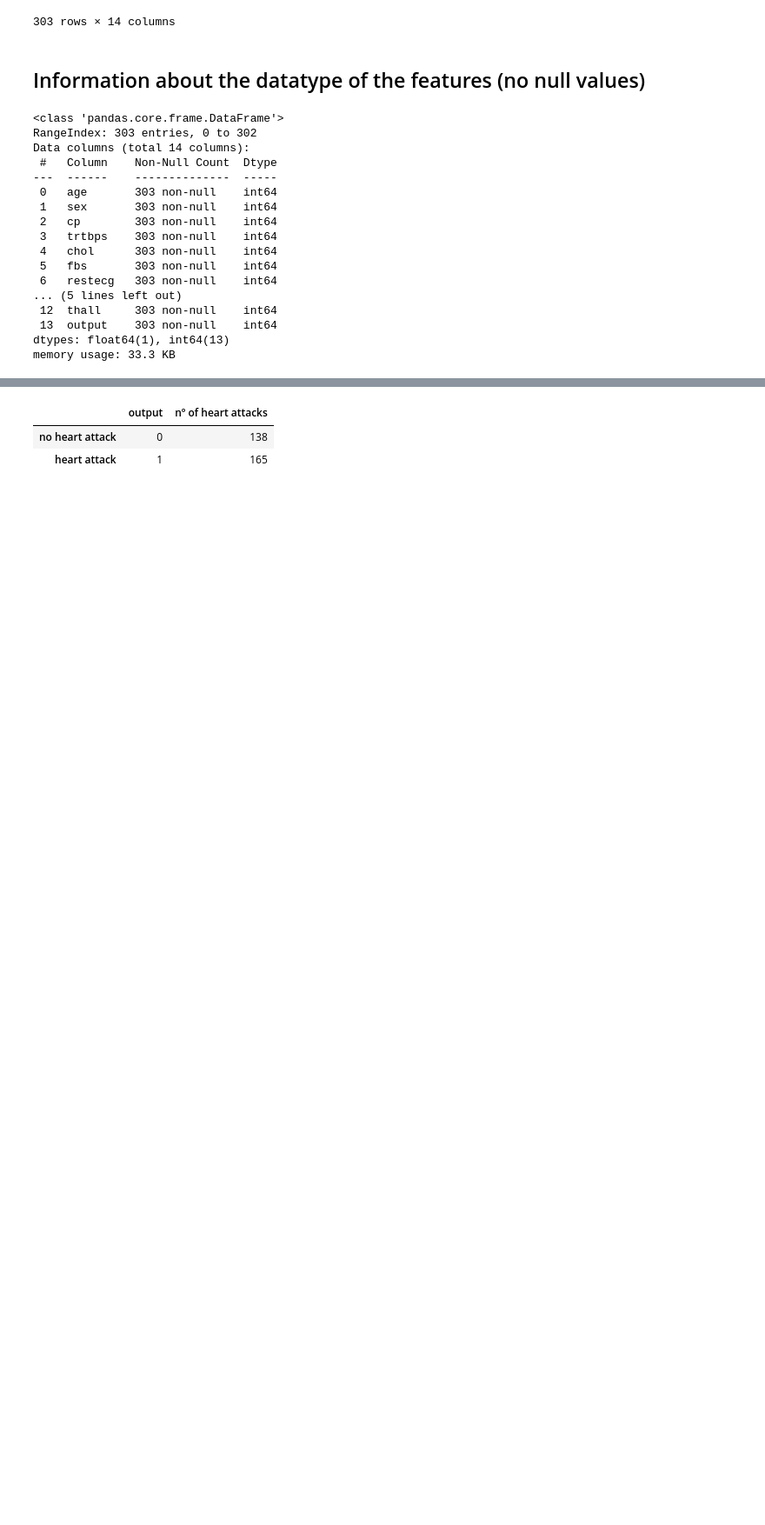
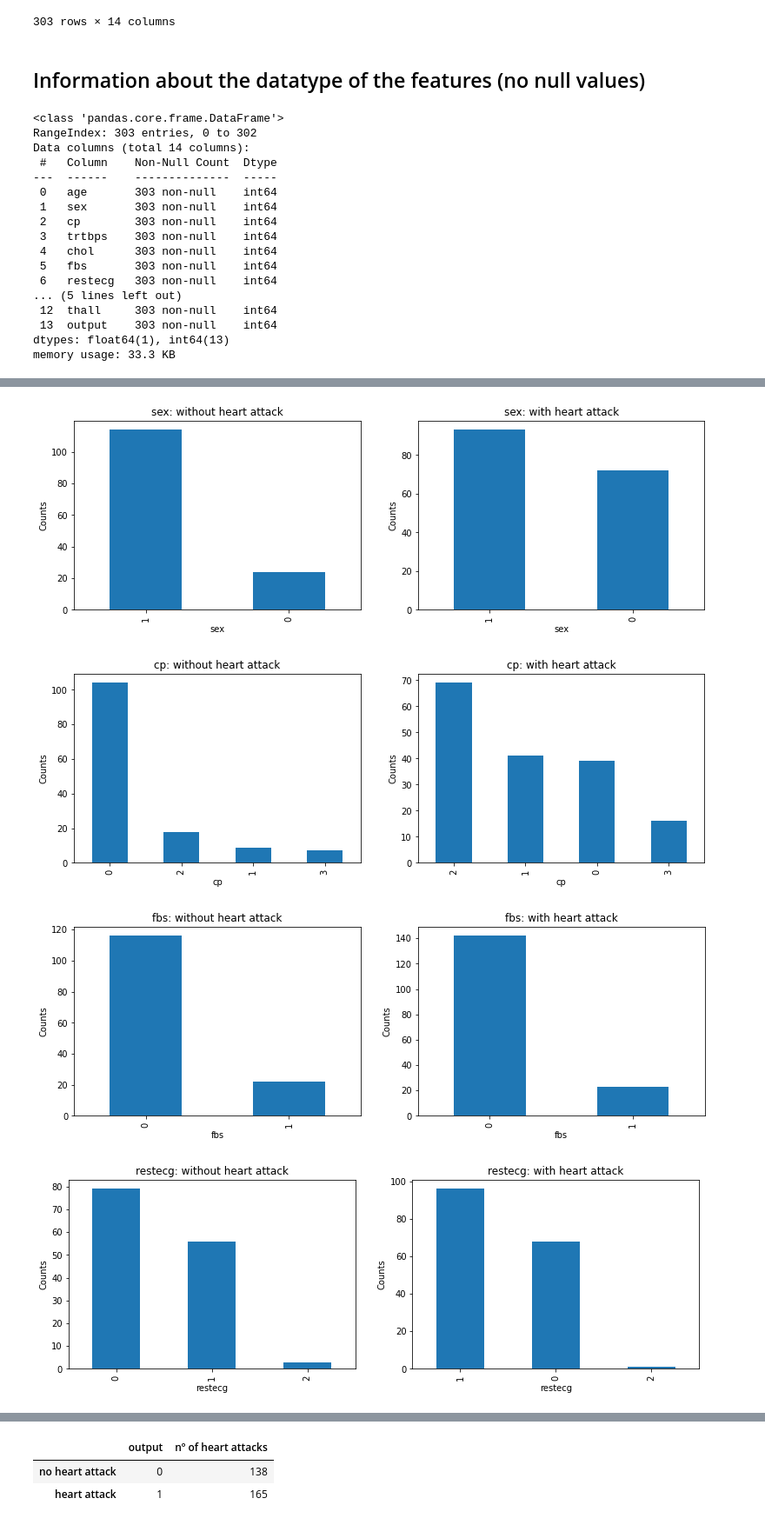
Before and after one commit to GustavoGil13/heart-attack-prediction, a Jupyter notebook: NN_model.ipynb, the cells around one changed output, grey strips where cells are left out. Shown: that part at 87% size. Saved outputs shown, nothing was run; the diff lists cells and outputs as text; code cells hidden in the pictures; blank space fills up the shorter version.

```diff
--- a/NN_model.ipynb
+++ b/NN_model.ipynb
@@ -88,0 +127,17 @@ data.describe()
+# %%
+for i, feature in enumerate(categorical):
+    plt.figure(i, figsize=(13, 4))
+    plt.subplot(1, 2, 1)
+    feature_data = data.loc[(data.output == 0)][feature].value_counts()
+    feature_data.plot(kind='bar',label=feature,xlabel=feature,ylabel='Counts')
+    plt.title(feature + ": without heart attack")
+    plt.subplot(1, 2, 2)
+    feature_data = data.loc[(data.output == 1)][feature].value_counts()
+    feature_data.plot(kind='bar',label=feature,xlabel=feature,ylabel='Counts')
+    plt.title(feature + ": with heart attack")
+    plt.show()
+# %% [output]
+[figure, added]
+[figure, added]
+[figure, added]
+[figure, added]
```
Also changed, not shown: parts of 22 cells of this notebook.
